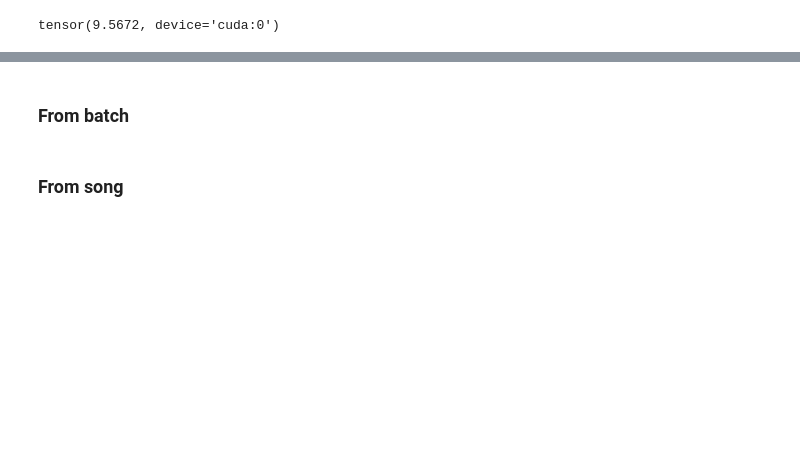
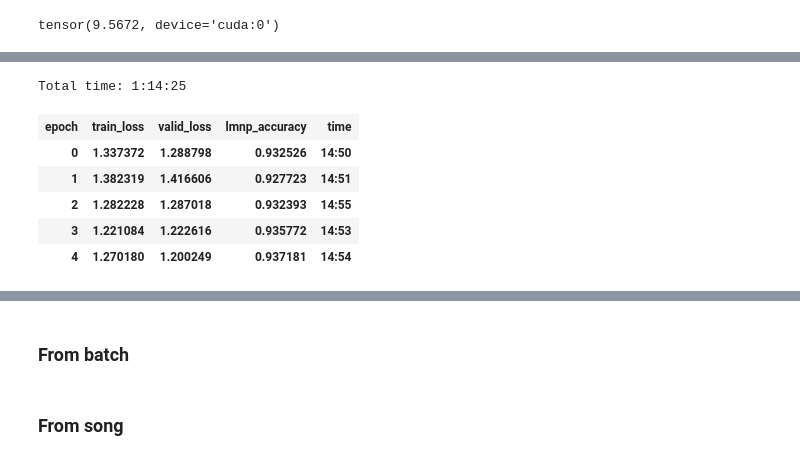
Before and after one commit to bearpelican/musicautobot, a Jupyter notebook: ht-6-training-1bar-combine_embeddings.ipynb, the cells around one changed output, grey strips where cells are left out. Saved outputs shown, nothing was run; the diff lists cells and outputs as text; code cells hidden in the pictures; blank space fills up the shorter version.

```diff
--- a/ht-6-training-1bar-combine_embeddings.ipynb
+++ b/ht-6-training-1bar-combine_embeddings.ipynb
@@ -354,2 +385,12 @@ learn.validate()
 # %%
 learn.save('first_run_10ep')
+# %%
+learn.fit_one_cycle(5, 2e-4)
+# %% [output]
+Total time: 1:14:25
+| epoch | train_loss | valid_loss | lmnp_accuracy | time |
+| 0 | 1.337372 | 1.288798 | 0.932526 | 14:50 |
+| 1 | 1.382319 | 1.416606 | 0.927723 | 14:51 |
+| 2 | 1.282228 | 1.287018 | 0.932393 | 14:55 |
+| 3 | 1.221084 | 1.222616 | 0.935772 | 14:53 |
+| 4 | 1.270180 | 1.200249 | 0.937181 | 14:54 |
```
Also changed, not shown: parts of 21 cells of this notebook, 1 other file.
